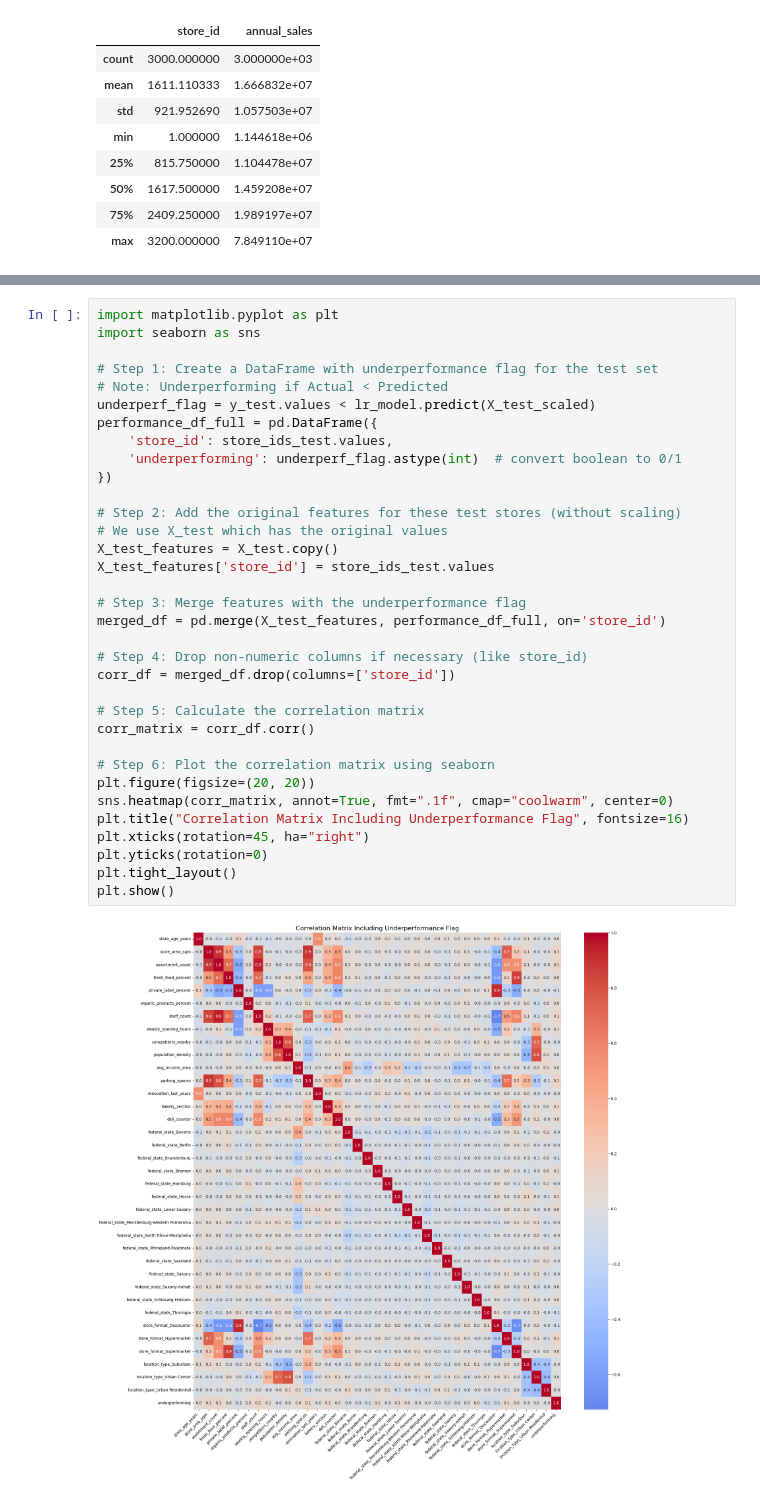
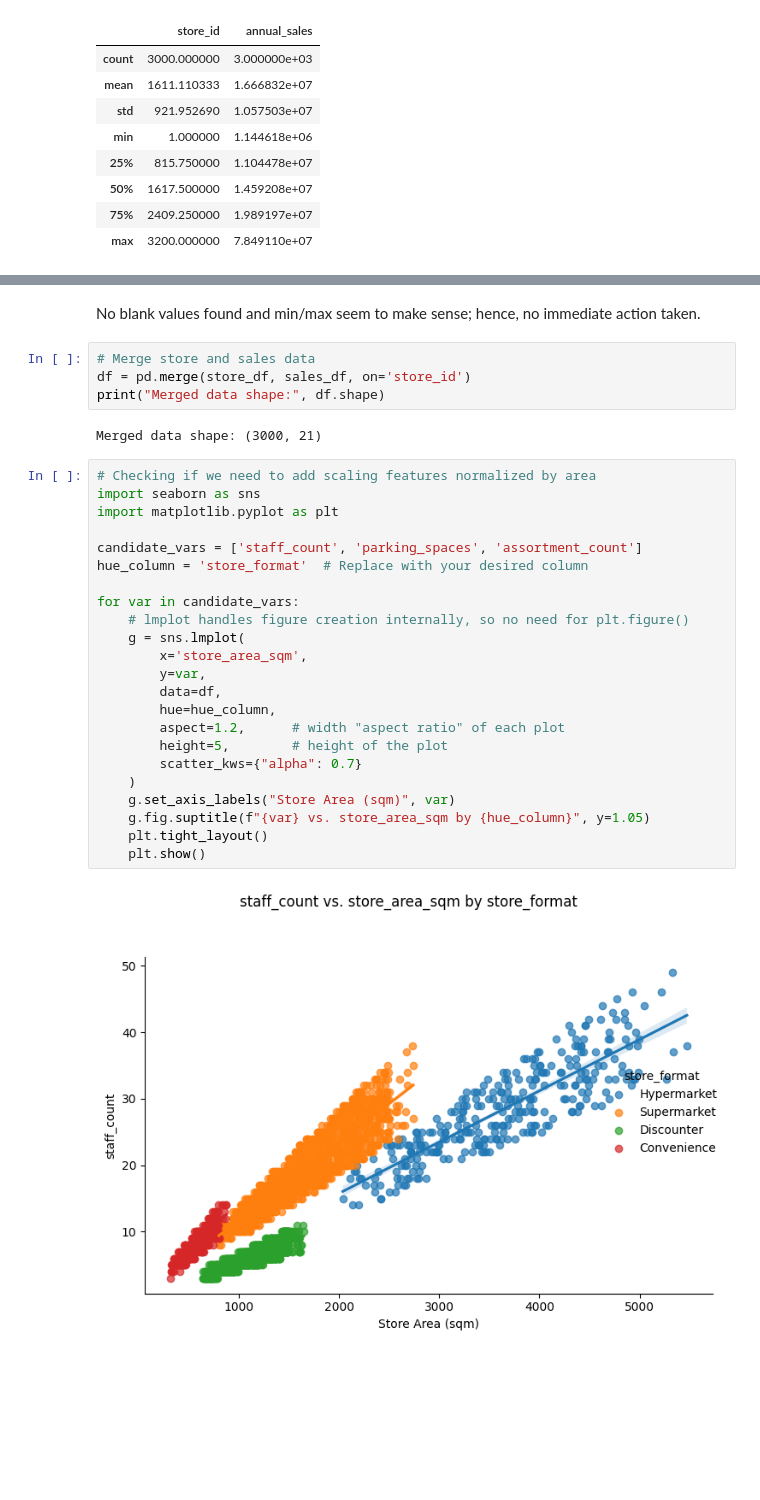
Before and after one commit to FjodorGit/stratathon, a Jupyter notebook: Colab Notebooks/Team 2/Analytics_Task_Team2.ipynb, the cells around one changed output, grey strips where cells are left out. Drawn from its saved outputs; the diff is of its cells as text; blank space fills up the shorter version.

```diff
--- a/Colab Notebooks/Team 2/Analytics_Task_Team2.ipynb
+++ b/Colab Notebooks/Team 2/Analytics_Task_Team2.ipynb
@@ -443,36 +163,33 @@ Name: underperforming, dtype: float64
-# %%
-import matplotlib.pyplot as plt
-import seaborn as sns
-
-# Step 1: Create a DataFrame with underperformance flag for the test set
-# Note: Underperforming if Actual < Predicted
-underperf_flag = y_test.values < lr_model.predict(X_test_scaled)
-performance_df_full = pd.DataFrame({
-    'store_id': store_ids_test.values,
-    'underperforming': underperf_flag.astype(int)  # convert boolean to 0/1
-})
-
-# Step 2: Add the original features for these test stores (without scaling)
-# We use X_test which has the original values
-X_test_features = X_test.copy()
-X_test_features['store_id'] = store_ids_test.values
-
-# Step 3: Merge features with the underperformance flag
-merged_df = pd.merge(X_test_features, performance_df_full, on='store_id')
-
-# Step 4: Drop non-numeric columns if necessary (like store_id)
-corr_df = merged_df.drop(columns=['store_id'])
-
-# Step 5: Calculate the correlation matrix
-corr_matrix = corr_df.corr()
-
-# Step 6: Plot the correlation matrix using seaborn
-plt.figure(figsize=(20, 20))
-sns.heatmap(corr_matrix, annot=True, fmt=".1f", cmap="coolwarm", center=0)
-plt.title("Correlation Matrix Including Underperformance Flag", fontsize=16)
-plt.xticks(rotation=45, ha="right")
-plt.yticks(rotation=0)
-plt.tight_layout()
-plt.show()
-# %% [output]
-[figure, removed]
+# %% [markdown]
+No blank values found and min/max seem to make sense; hence, no immediate action taken.
+# %%
+# Merge store and sales data
+df = pd.merge(store_df, sales_df, on='store_id')
+print("Merged data shape:", df.shape)
+# %% [output]
+Merged data shape: (3000, 21)
+# %%
+# Checking if we need to add scaling features normalized by area
+import seaborn as sns
+import matplotlib.pyplot as plt
+
+candidate_vars = ['staff_count', 'parking_spaces', 'assortment_count']
+hue_column = 'store_format'  # Replace with your desired column
+
+for var in candidate_vars:
+    # lmplot handles figure creation internally, so no need for plt.figure()
+    g = sns.lmplot(
+        x='store_area_sqm',
+        y=var,
+        data=df,
+        hue=hue_column,
+        aspect=1.2,      # width "aspect ratio" of each plot
+        height=5,        # height of the plot
+        scatter_kws={"alpha": 0.7}
+    )
+    g.set_axis_labels("Store Area (sqm)", var)
+    g.fig.suptitle(f"{var} vs. store_area_sqm by {hue_column}", y=1.05)
+    plt.tight_layout()
+    plt.show()
+# %% [output]
+[figure, added]
```
Also changed, not shown: parts of 39 cells of this notebook, 1 other file.
